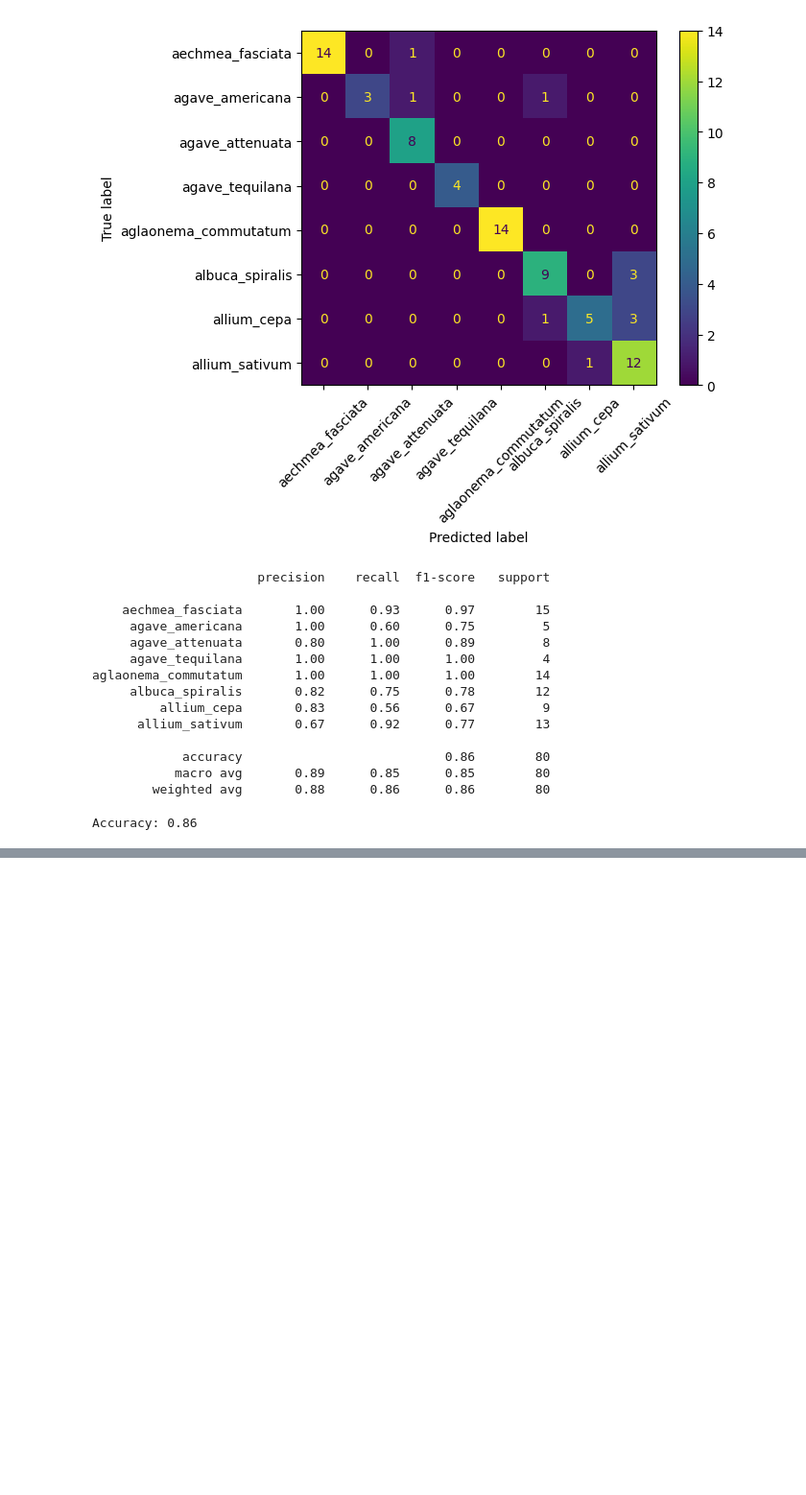
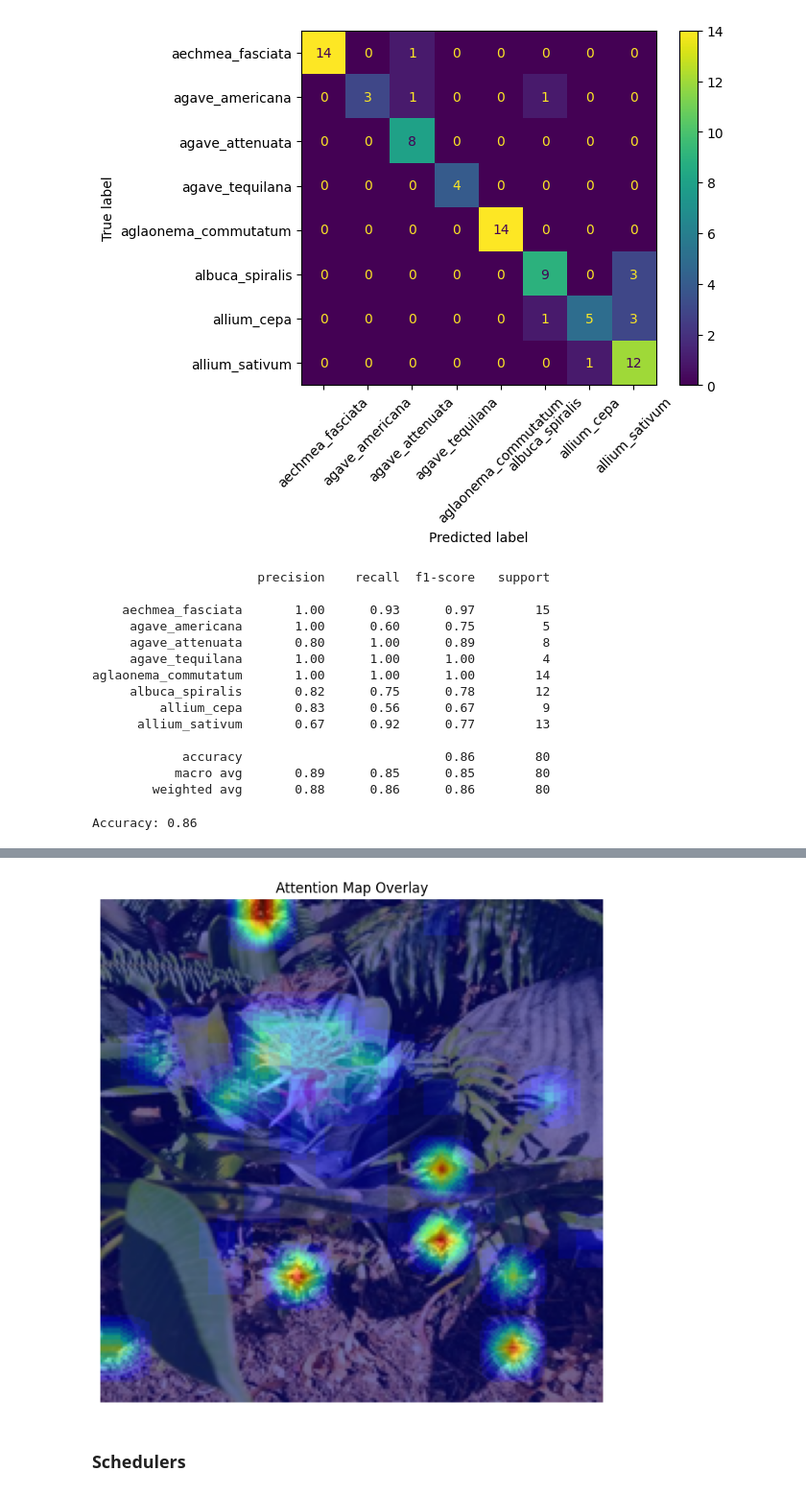
Before and after one commit to mohit2016/CS7643-Project-SP25, a Jupyter notebook: v1_CS7643_ViT.ipynb, the cells around one changed output, grey strips where cells are left out. Shown at 96% size. Drawn from its saved outputs; the diff is of its cells as text; code cells hidden in the pictures; blank space fills up the shorter version.

```diff
--- a/v1_CS7643_ViT.ipynb
+++ b/v1_CS7643_ViT.ipynb
@@ -344,0 +368,12 @@ Accuracy: 0.86
+# %%
+# Run the forward pass.
+outputs = model(**inputs, output_attentions=True)
+logits = outputs.logits
+
+# Get the predicted class index.
+predicted_class_idx = logits.argmax(-1).item()
+print("Predicted class:", model.config.id2label[predicted_class_idx])
+
+# Get the attention maps.
+attentions = outputs.attentions
+print("Attention maps:", attentions)
@@ -344,0 +398,52 @@ Accuracy: 0.86
+# %%
+import numpy as np
+import matplotlib.pyplot as plt
+from PIL import Image, ImageFilter
+
+# ----- Process Attention Map -----
+# Get the attention from the last layer.
+# Shape: (batch_size, num_heads, tokens, tokens)
+last_attn = outputs.attentions[-1]
+
+# Use the attention from the [CLS] token (token index 0) to all the patch tokens (skip index 0).
+cls_attn = last_attn[0, :, 0, 1:]  # shape: (num_heads, tokens-1)
+
+# Average the attention over all heads.
+avg_attn = cls_attn.mean(dim=0).detach().cpu().numpy()  # shape: (tokens-1,)
+
+# For a 224x224 image with 16x16 patches, the grid is 14x14 (since 224/16 = 14).
+grid_size = int(np.sqrt(avg_attn.shape[0]))
+attn_map = avg_attn.reshape(grid_size, grid_size)
+
+# ----- Upsample Attention Map -----
+# Convert the attention map to a PIL image for resizing.
+attn_map_img = Image.fromarray((attn_map * 255).astype(np.uint8))
+# Resize to the original image dimensions (here, 224x224).
+attn_map_img = attn_map_img.resize((224, 224), resample=Image.BILINEAR)
+# Convert back to numpy array and normalize between 0 and 1.
+attn_map_np = np.array(attn_map_img) / 255.0
+
+# Optionally, you can apply a blur for smoother visualization.
+# attn_map_img = attn_map_img.filter(ImageFilter.GaussianBlur(radius=2))
+# attn_map_np = np.array(attn_map_img) / 255.0
+
+# ----- Prepare the Original Image for Display -----
+if not isinstance(image, Image.Image):
+    original_image = Image.fromarray(image)
+else:
+    original_image = image
+
+# Resize the original image to match the attention map dimensions.
+original_image = original_image.resize((224, 224))
+original_np = np.array(original_image)
+
+# ----- Visualization -----
+plt.figure(figsize=(8, 8))
+plt.imshow(original_np)
+# Overlay the attention map with a colormap (e.g., 'jet') and some transparency.
+plt.imshow(attn_map_np, cmap='jet', alpha=0.55)
+plt.axis('off')
+plt.title("Attention Map Overlay")
+plt.show()
+# %% [output]
+[figure, added]
@@ -344,0 +512,2 @@ Accuracy: 0.86
+# %% [markdown]
+### Schedulers
```
Also changed, not shown: parts of 14 cells of this notebook.
